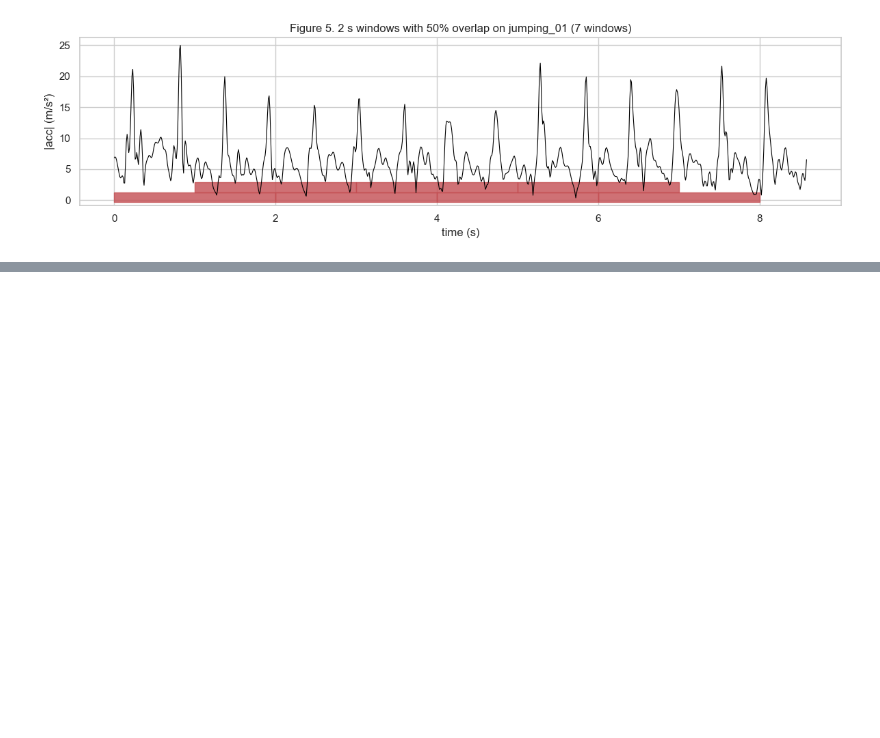
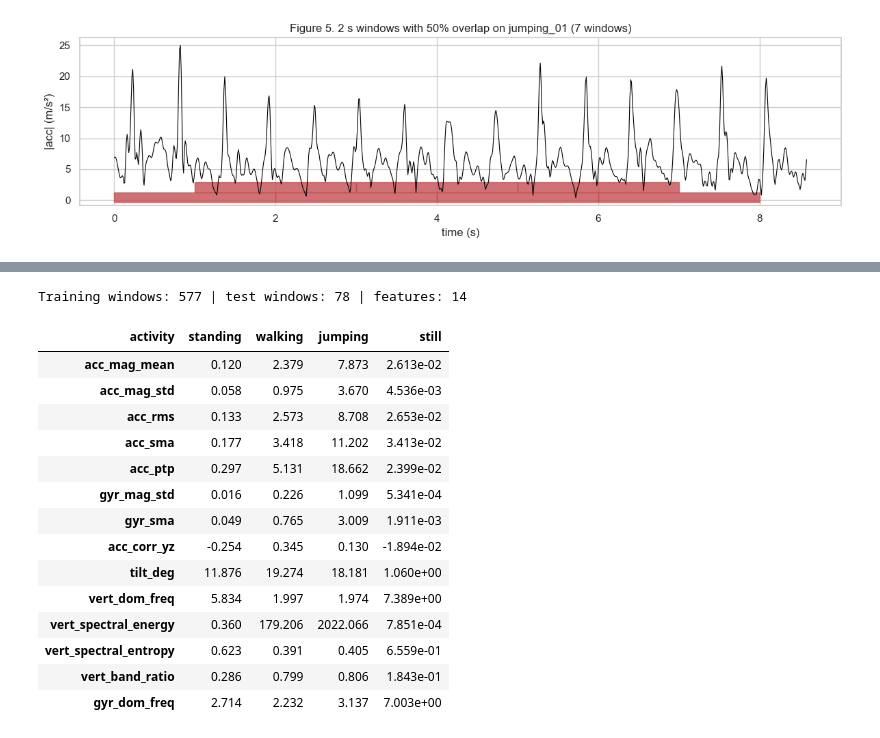
Before and after one commit to mukunzindahiro-max/hmm-activity-recognition, a Jupyter notebook: har_hmm.ipynb, the cells around one changed output, grey strips where cells are left out. Saved outputs shown, nothing was run; the diff lists cells and outputs as text; code cells hidden in the pictures; blank space fills up the shorter version.

```diff
--- a/har_hmm.ipynb
+++ b/har_hmm.ipynb
@@ -212,0 +239,21 @@ plt.show()
+# %%
+train_feat, test_feat, train_raw, test_raw, normalizer = ft.build_feature_sets(save=True)
+print(f"Training windows: {len(train_feat)} | test windows: {len(test_feat)} | features: {len(ft.FEATURE_NAMES)}")
+train_raw.groupby("activity")[ft.FEATURE_NAMES].mean().reindex(ACTIVITIES).T
+# %% [output]
+Training windows: 577 | test windows: 78 | features: 14
+| activity | standing | walking | jumping | still |
+| acc_mag_mean | 0.120 | 2.379 | 7.873 | 2.613e-02 |
+| acc_mag_std | 0.058 | 0.975 | 3.670 | 4.536e-03 |
+| acc_rms | 0.133 | 2.573 | 8.708 | 2.653e-02 |
+| acc_sma | 0.177 | 3.418 | 11.202 | 3.413e-02 |
+| acc_ptp | 0.297 | 5.131 | 18.662 | 2.399e-02 |
+| gyr_mag_std | 0.016 | 0.226 | 1.099 | 5.341e-04 |
+| gyr_sma | 0.049 | 0.765 | 3.009 | 1.911e-03 |
+| acc_corr_yz | -0.254 | 0.345 | 0.130 | -1.894e-02 |
+| tilt_deg | 11.876 | 19.274 | 18.181 | 1.060e+00 |
+| vert_dom_freq | 5.834 | 1.997 | 1.974 | 7.389e+00 |
+| vert_spectral_energy | 0.360 | 179.206 | 2022.066 | 7.851e-04 |
+| vert_spectral_entropy | 0.623 | 0.391 | 0.405 | 6.559e-01 |
+| vert_band_ratio | 0.286 | 0.799 | 0.806 | 1.843e-01 |
+| gyr_dom_freq | 2.714 | 2.232 | 3.137 | 7.003e+00 |
```
Also changed, not shown: parts of 8 cells of this notebook, 8 other files.
